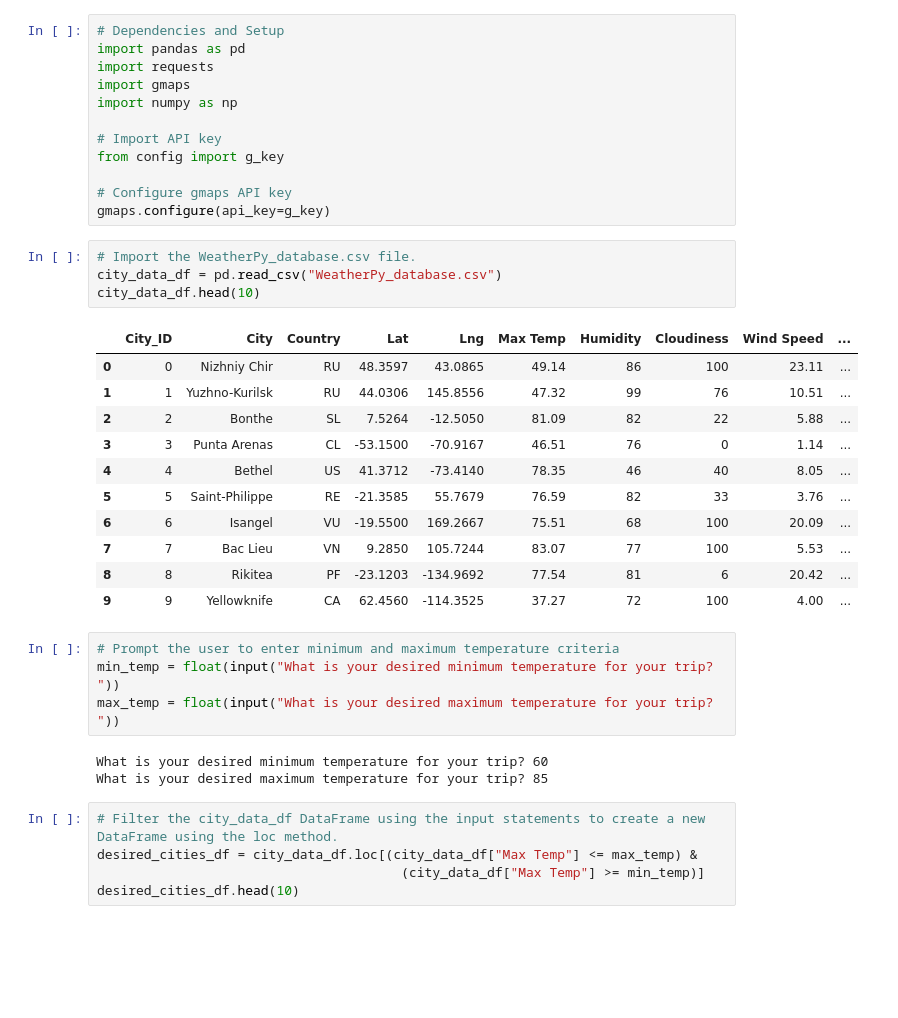
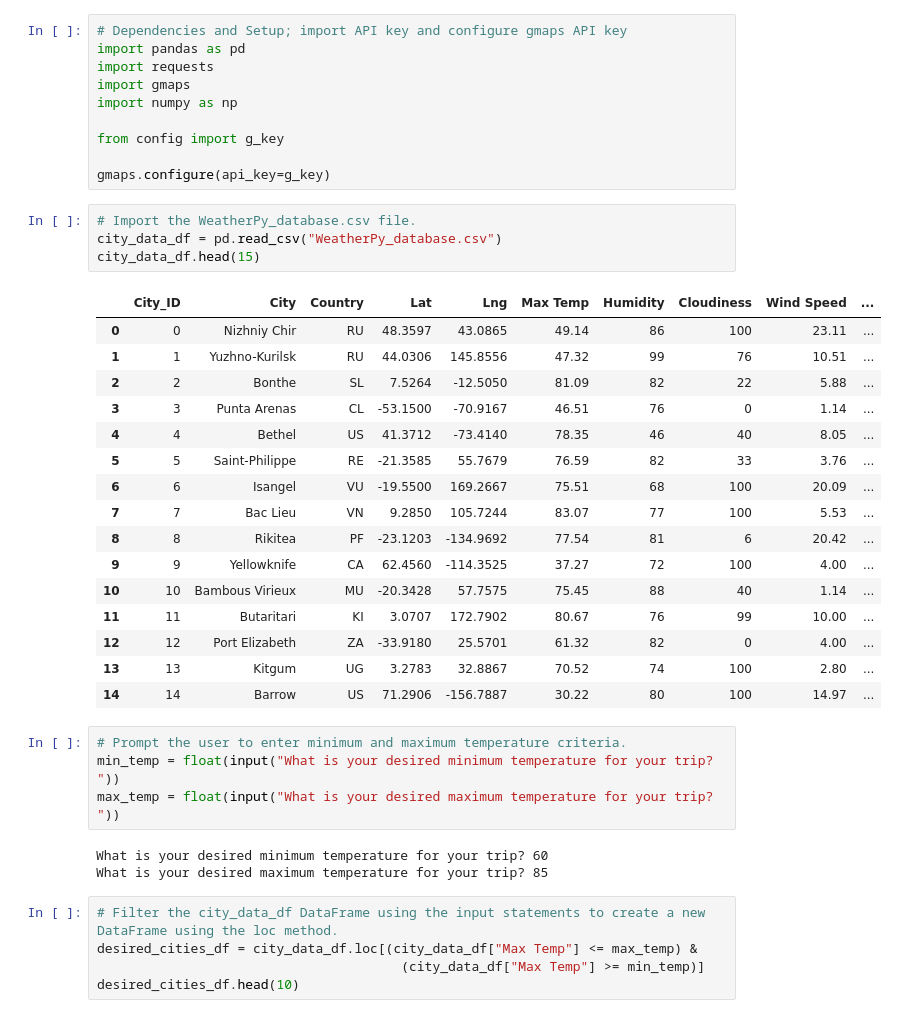
Before and after one commit to CieloCris/World_Weather_Analysis, a Jupyter notebook: Vacation_Search/Vacation_Search.ipynb, the cells around one changed output. Drawn from its saved outputs; the diff is of its cells as text; blank space fills up the shorter version.

```diff
--- a/Vacation_Search/Vacation_Search_.ipynb
+++ b/Vacation_Search/Vacation_Search.ipynb
@@ -1,33 +1,36 @@
 # %%
-# Dependencies and Setup
+# Dependencies and Setup; import API key and configure gmaps API key
 import pandas as pd
 import requests
 import gmaps
 import numpy as np
 
-# Import API key
 from config import g_key
 
-# Configure gmaps API key
 gmaps.configure(api_key=g_key)
 # %%
 # Import the WeatherPy_database.csv file.
 city_data_df = pd.read_csv("WeatherPy_database.csv")
-city_data_df.head(10)
+city_data_df.head(15)
 # %% [output]
 |  | City_ID | City | Country | Lat | Lng | Max Temp | Humidity | Cloudiness | Wind Speed | ... |
 | 0 | 0 | Nizhniy Chir | RU | 48.3597 | 43.0865 | 49.14 | 86 | 100 | 23.11 | ... |
 | 1 | 1 | Yuzhno-Kurilsk | RU | 44.0306 | 145.8556 | 47.32 | 99 | 76 | 10.51 | ... |
 | 2 | 2 | Bonthe | SL | 7.5264 | -12.5050 | 81.09 | 82 | 22 | 5.88 | ... |
 | 3 | 3 | Punta Arenas | CL | -53.1500 | -70.9167 | 46.51 | 76 | 0 | 1.14 | ... |
 | 4 | 4 | Bethel | US | 41.3712 | -73.4140 | 78.35 | 46 | 40 | 8.05 | ... |
 | 5 | 5 | Saint-Philippe | RE | -21.3585 | 55.7679 | 76.59 | 82 | 33 | 3.76 | ... |
 | 6 | 6 | Isangel | VU | -19.5500 | 169.2667 | 75.51 | 68 | 100 | 20.09 | ... |
 | 7 | 7 | Bac Lieu | VN | 9.2850 | 105.7244 | 83.07 | 77 | 100 | 5.53 | ... |
 | 8 | 8 | Rikitea | PF | -23.1203 | -134.9692 | 77.54 | 81 | 6 | 20.42 | ... |
 | 9 | 9 | Yellowknife | CA | 62.4560 | -114.3525 | 37.27 | 72 | 100 | 4.00 | ... |
+| 10 | 10 | Bambous Virieux | MU | -20.3428 | 57.7575 | 75.45 | 88 | 40 | 1.14 | ... |
+| 11 | 11 | Butaritari | KI | 3.0707 | 172.7902 | 80.67 | 76 | 99 | 10.00 | ... |
+| 12 | 12 | Port Elizabeth | ZA | -33.9180 | 25.5701 | 61.32 | 82 | 0 | 4.00 | ... |
+| 13 | 13 | Kitgum | UG | 3.2783 | 32.8867 | 70.52 | 74 | 100 | 2.80 | ... |
+| 14 | 14 | Barrow | US | 71.2906 | -156.7887 | 30.22 | 80 | 100 | 14.97 | ... |
 # %%
-# Prompt the user to enter minimum and maximum temperature criteria
+# Prompt the user to enter minimum and maximum temperature criteria.
 min_temp = float(input("What is your desired minimum temperature for your trip? "))
 max_temp = float(input("What is your desired maximum temperature for your trip? "))
 # %% [output]
```
Also changed, not shown: parts of 2 cells of this notebook, 34 other files.
